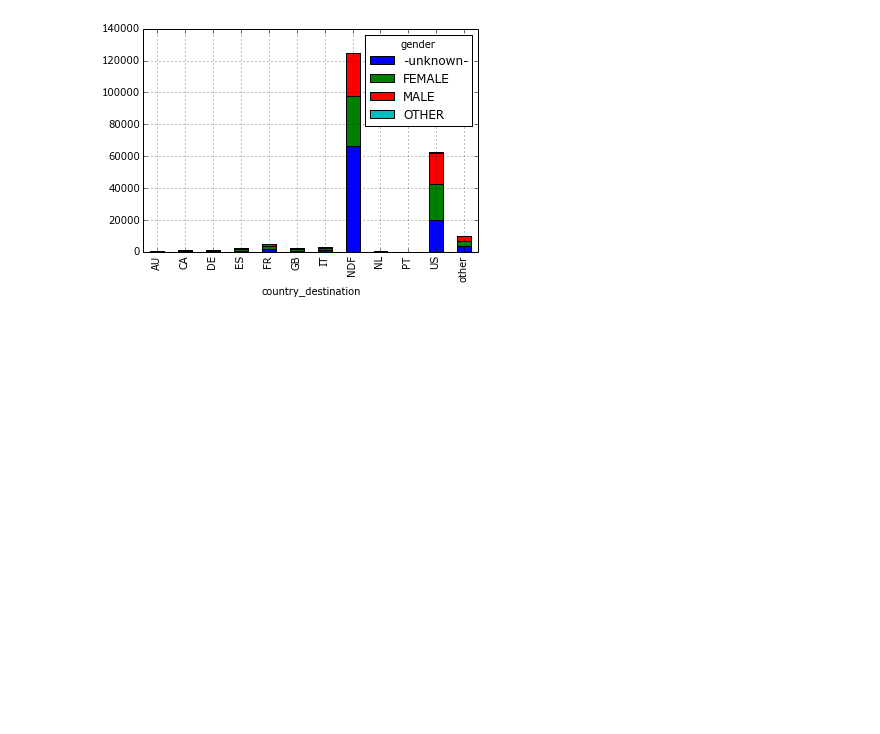
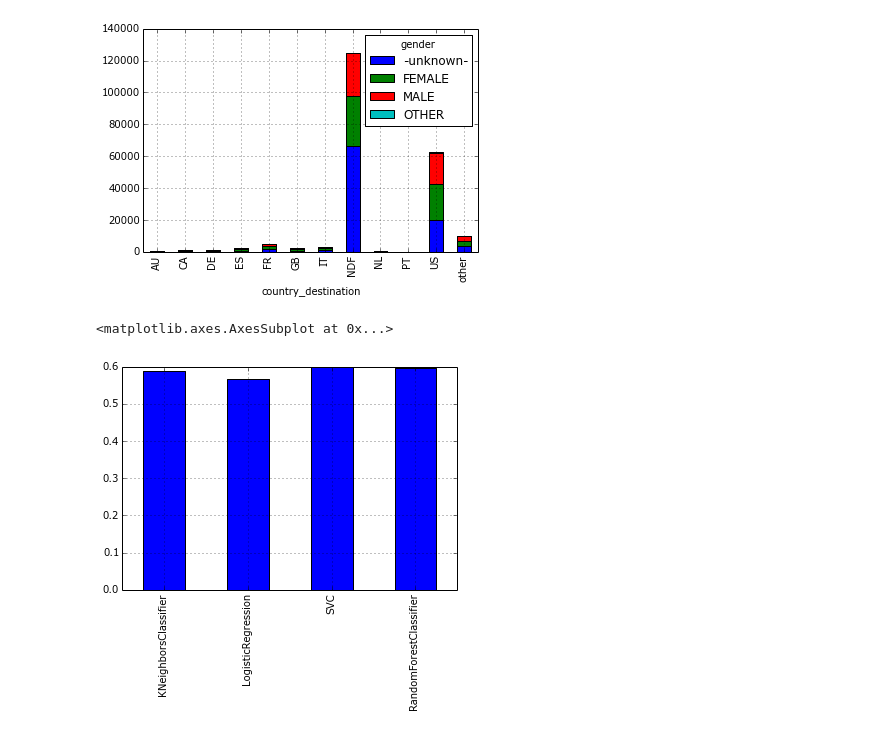
Before and after one commit to pvgladkov/kaggle, a Jupyter notebook: airbnb/airbnb.ipynb, the cells around one changed output. Cells and saved outputs as stored; diff of their text form; code cells hidden in the pictures; blank space fills up the shorter version.

```diff
--- a/airbnb/airbnb.ipynb
+++ b/airbnb/airbnb.ipynb
@@ -125,3 +125,8 @@ scores = cross_validation.cross_val_score(model_lr, train_features, train_target
 itog_val['LogisticRegression'] = scores.mean()
 scores = cross_validation.cross_val_score(model_svc, train_features, train_target, cv = kfold)
 itog_val['SVC'] = scores.mean()
+# %%
+pd.DataFrame.from_dict(data = itog_val, orient='index').plot(kind='bar', legend=False)
+# %% [output]
+<matplotlib.axes.AxesSubplot at 0x...>
+[figure, added]
```
Also changed, not shown: parts of 2 cells of this notebook.
